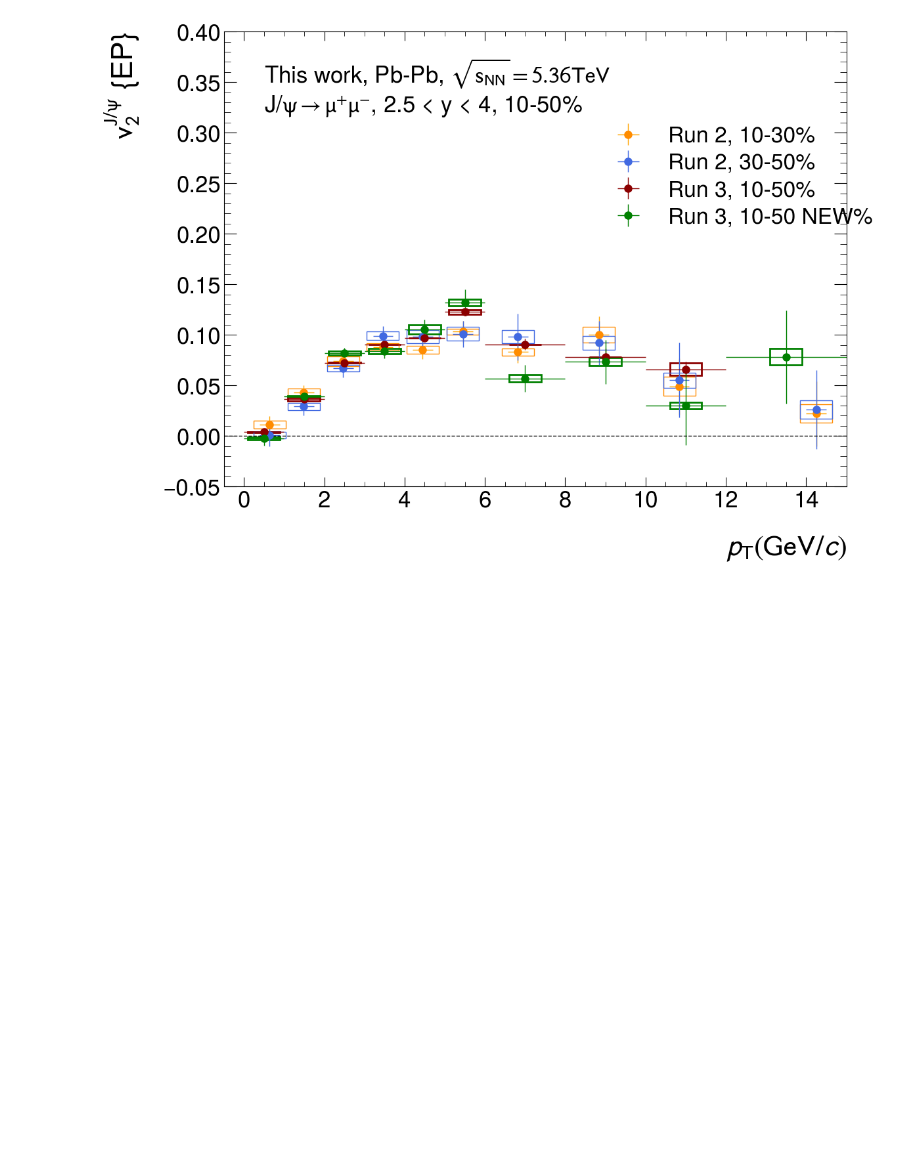
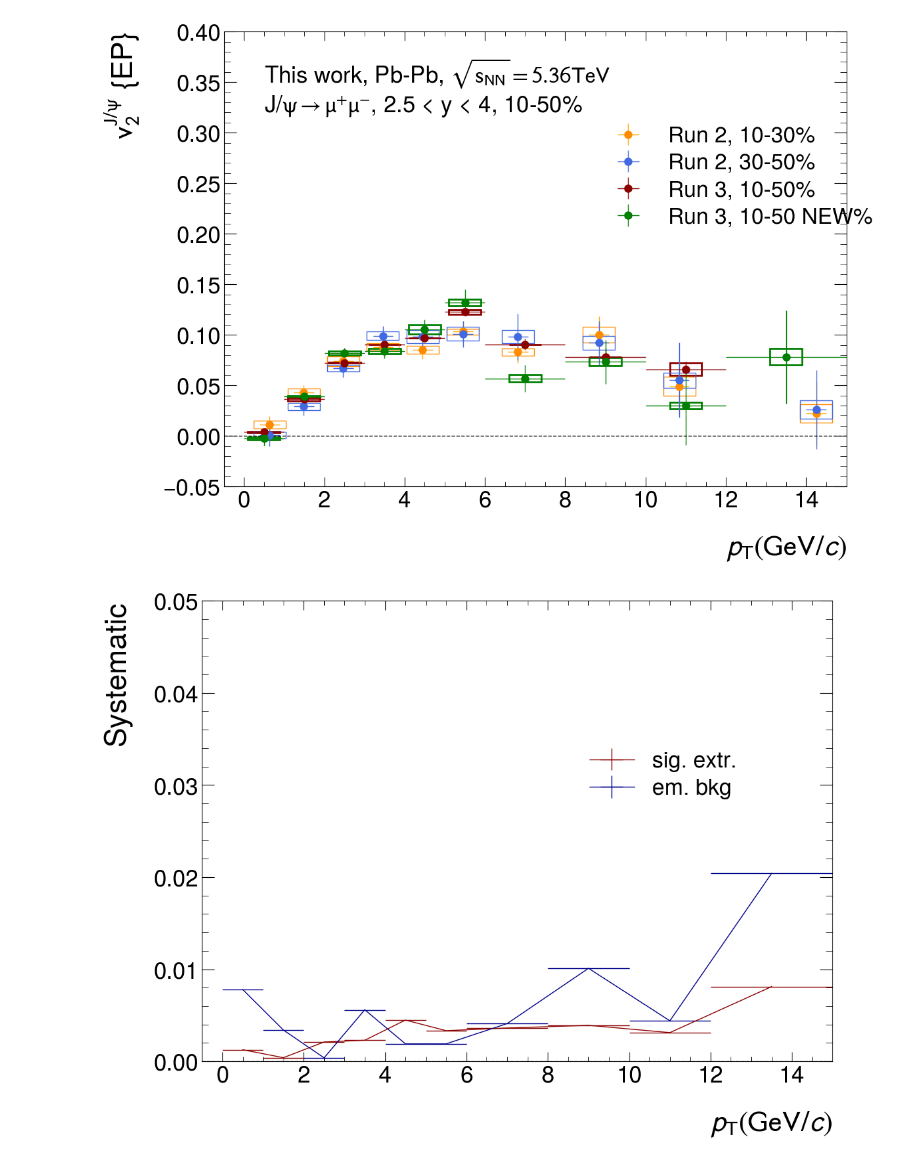
Before and after one commit to lucamicheletti93/jpsi_flow_run3, a Jupyter notebook: utils/plot_v2_results.ipynb, the cells around one changed output. Saved outputs shown, nothing was run; the diff lists cells and outputs as text; code cells hidden in the pictures; blank space fills up the shorter version.

```diff
--- a/utils/plot_v2_results.ipynb
+++ b/utils/plot_v2_results.ipynb
@@ -161,6 +172,28 @@ plt.savefig("/Users/lucamicheletti/GITHUB/jpsi_flow_run3/figures/v2_jpsi_vs_pt_c
 plt.show()
 # %% [output]
 [figure]
+# %%
+# Creating histogram
+fig, ax = plt.subplots()
+
+#syst_sig_extr_v2_jpsi_vs_pt_10_50_final
+#syst_em_bkg_v2_jpsi_vs_pt_10_50_final
+zeros = np.zeros(len(pt_final))
+
+plt.xlabel(r'$\it{p}_{\rm{T}} (\rm{GeV}/\it{c})$')
+plt.ylabel(r'Systematic')
+plt.xlim(-0.5, 15)
+plt.ylim(0, 0.05)
+plt.errorbar(pt_final, syst_sig_extr_v2_jpsi_vs_pt_10_50_final, xerr=err_pt_final, yerr=zeros, label="sig. extr.", fmt='-', color='darkred', ecolor='darkred')
+plt.errorbar(pt_final, syst_em_bkg_v2_jpsi_vs_pt_10_50_final, xerr=err_pt_final, yerr=zeros, label="em. bkg", fmt='-', color='darkblue', ecolor='darkblue')
+plt.legend(loc=(0.6, 0.55), fontsize='xx-large')
+#plt.text(0.5, 0.35, r'This work, Pb-Pb, $\sqrt{s_{\rm{NN}}} = 5.36 TeV$', fontsize=25)
+#plt.text(0.5, 0.32, r'J/$\psi\rightarrow\mu^{+}\mu^{-}$, 2.5 < y < 4, 10-50%', fontsize=25)
+plt.axhline(y=0., color='black', linestyle='--')
+#plt.savefig("/Users/lucamicheletti/GITHUB/jpsi_flow_run3/figures/v2_jpsi_vs_pt_centr_10_50_preview_vs_final_results.pdf", format="pdf", bbox_inches="tight")
+plt.show()
+# %% [output]
+[figure, added]
 # %%
 # Creating histogram
 fig, ax = plt.subplots()
```
Also changed, not shown: parts of 3 cells of this notebook, 2 other files.
